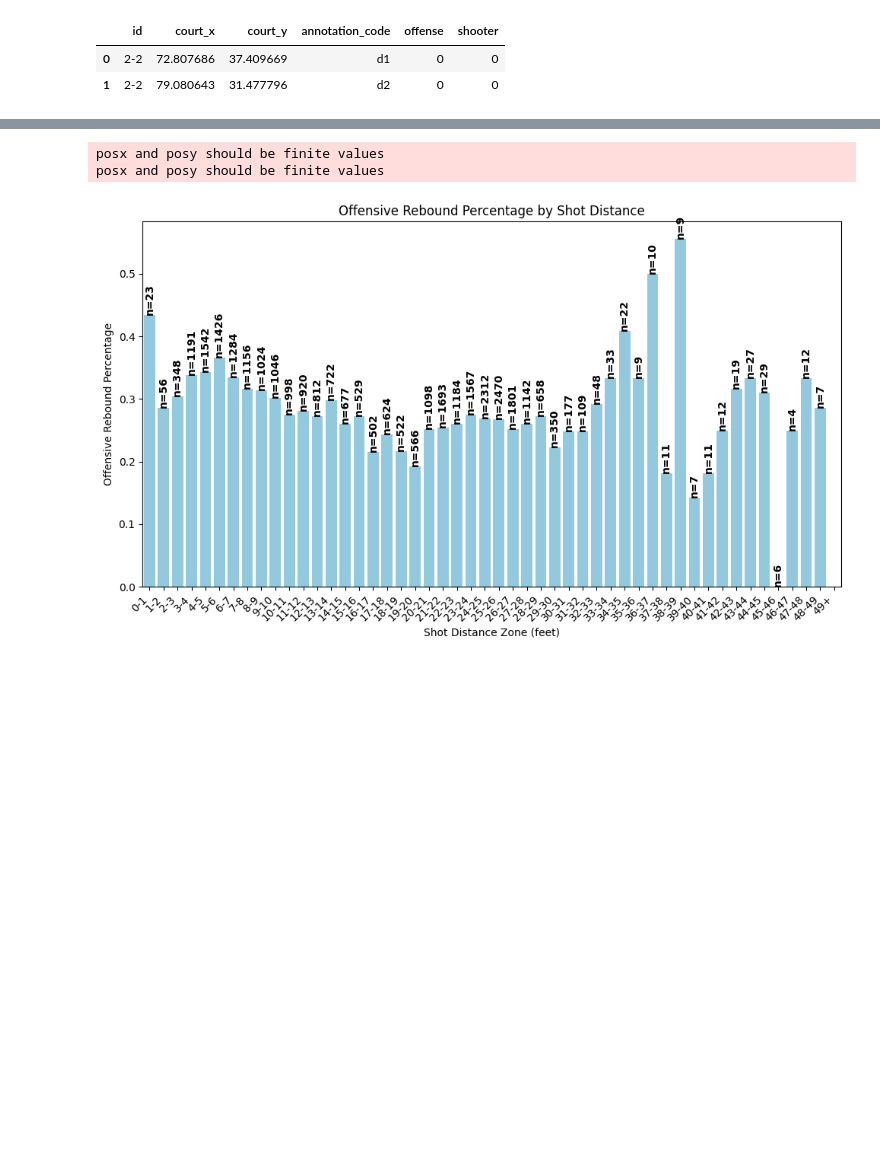
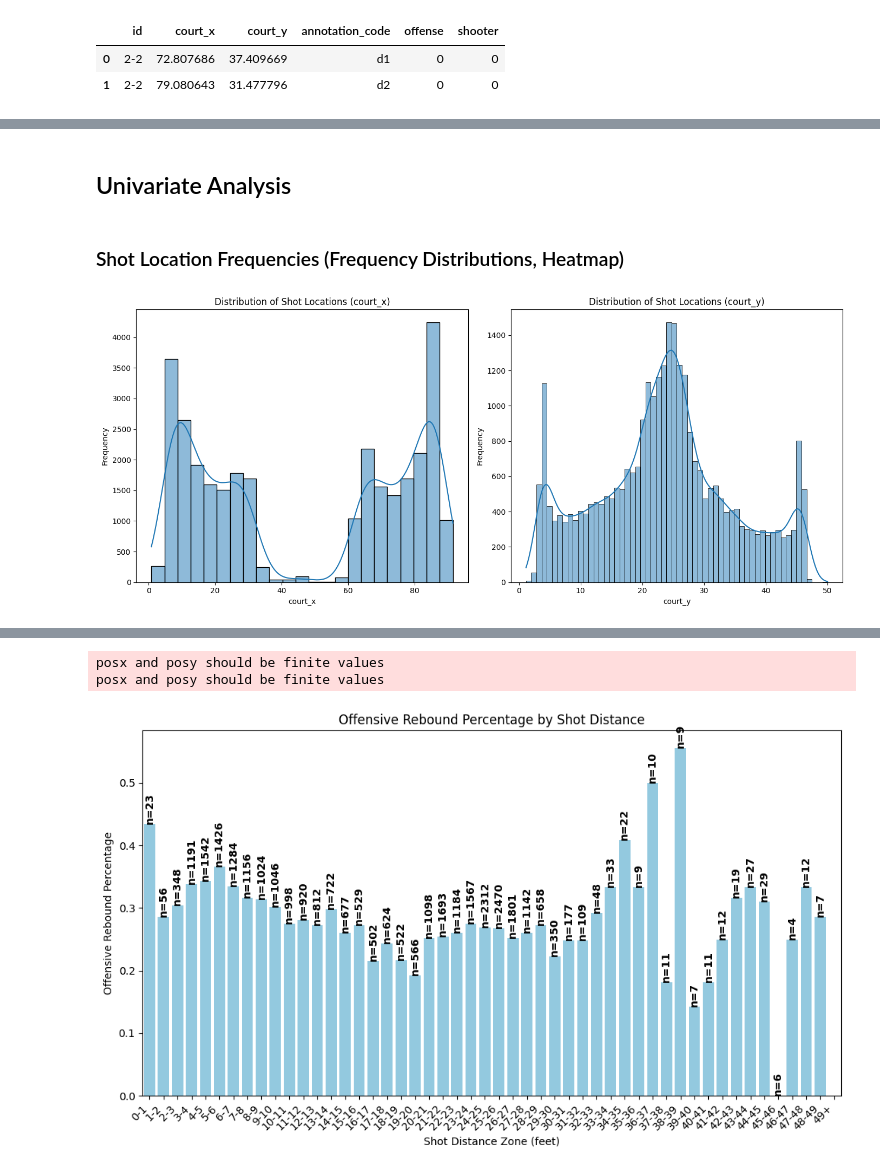
Before and after one commit to timseymour42/shotquality-offensive-rebounding, a Jupyter notebook: orbd_prediction.ipynb, the cells around one changed output, grey strips where cells are left out. Cells and saved outputs as stored; diff of their text form; code cells hidden in the pictures; blank space fills up the shorter version.

Commit message:
polishing visuals, cleaning the notebook

```diff
--- a/orbd_prediction.ipynb
+++ b/orbd_prediction.ipynb
@@ -181,4 +192,10 @@ shooter_data_test = testing_data.loc[testing_data.annotation_code == 's']
 # %%
+# keeping only rows for the shooter in each play
+shooter_data_train = training_data.loc[training_data.annotation_code == 's']
+shooter_data_test = testing_data.loc[testing_data.annotation_code == 's']
 # Hoop at x = 4 is 0, x = 90 is 1
-shooter_data_train[['distance_from_hoop', 'which_hoop']] = shooter_data_train.apply(calculate_shooter_distance_from_hoop, axis=1)
-shooter_data_test[['distance_from_hoop', 'which_hoop']] = shooter_data_test.apply(calculate_shooter_distance_from_hoop, axis=1)
+shooter_data_train[['shooter_dist_from_hoop', 'which_hoop']] = shooter_data_train.apply(calculate_shooter_distance_from_hoop, axis=1)
+shooter_data_test[['shooter_dist_from_hoop', 'which_hoop']] = shooter_data_test.apply(calculate_shooter_distance_from_hoop, axis=1)
+# splitting id so that grouping by id is possible
+shooter_data_train['game_number'] = shooter_data_train['id'].str.split('-').str[0]
+shooter_data_train['play_number'] = shooter_data_train['id'].str.split('-').str[1]
@@ -237,0 +244,29 @@ shot_distance
+# %% [markdown]
+## Univariate Analysis
+# %% [markdown]
+### Shot Location Frequencies (Frequency Distributions, Heatmap)
+# %%
+import matplotlib.pyplot as plt
+import seaborn as sns
+
+# Assuming you've already loaded your dataframe as 'df'
+
+# 1.1 Univariate Analysis:
+fig, axes = plt.subplots(1, 2, figsize=(14, 6))
+
+# 1.1.1 Shot Locations:
+sns.histplot(shooter_data_train['court_x'], kde=True, ax=axes[0])
+axes[0].set_title('Distribution of Shot Locations (court_x)')
+axes[0].set_xlabel('court_x')
+axes[0].set_ylabel('Frequency')
+
+sns.histplot(shooter_data_train['court_y'], kde=True, ax=axes[1])
+axes[1].set_title('Distribution of Shot Locations (court_y)')
+axes[1].set_xlabel('court_y')
+axes[1].set_ylabel('Frequency')
+
+
+plt.tight_layout() # Adjusts the plots so that they fit well
+plt.show()
+# %% [output]
+[figure, added]
```
Also changed, not shown: parts of 37 cells of this notebook.
